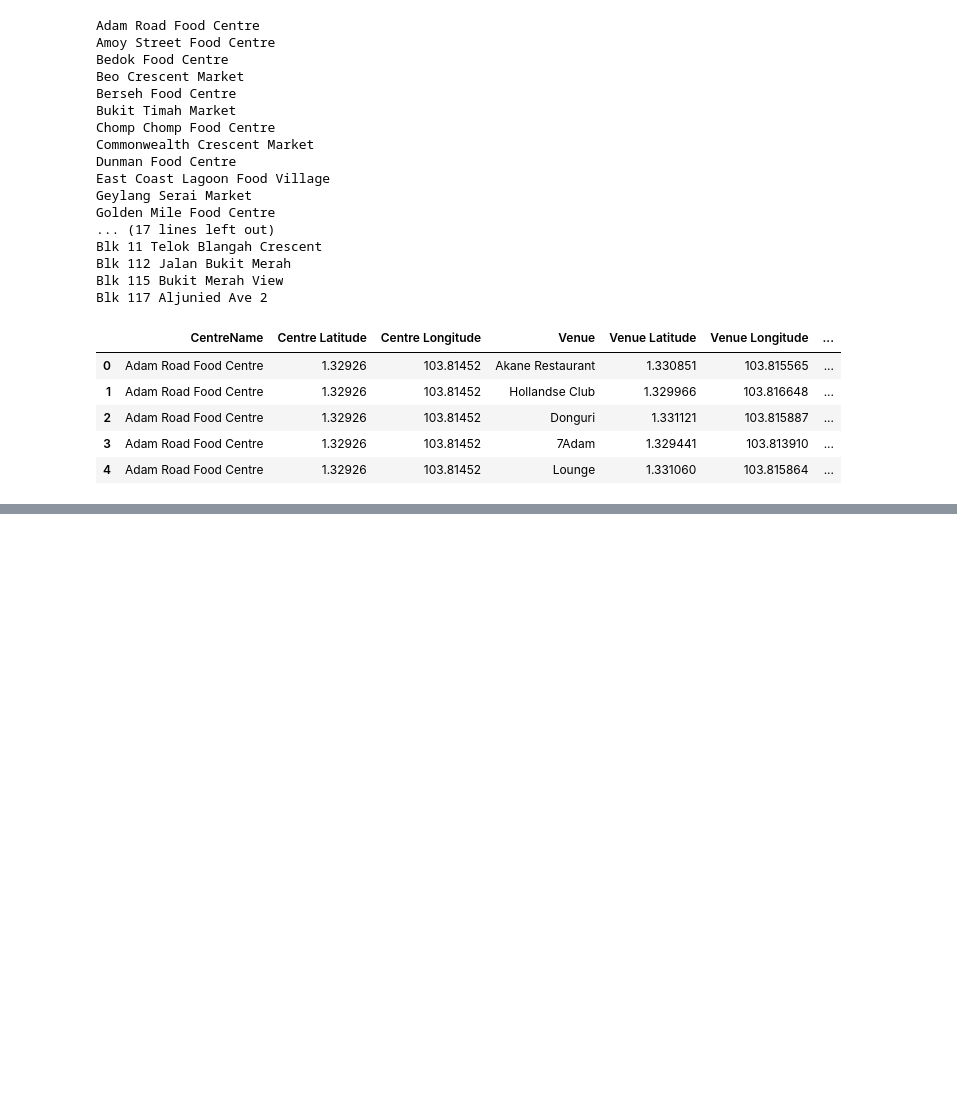
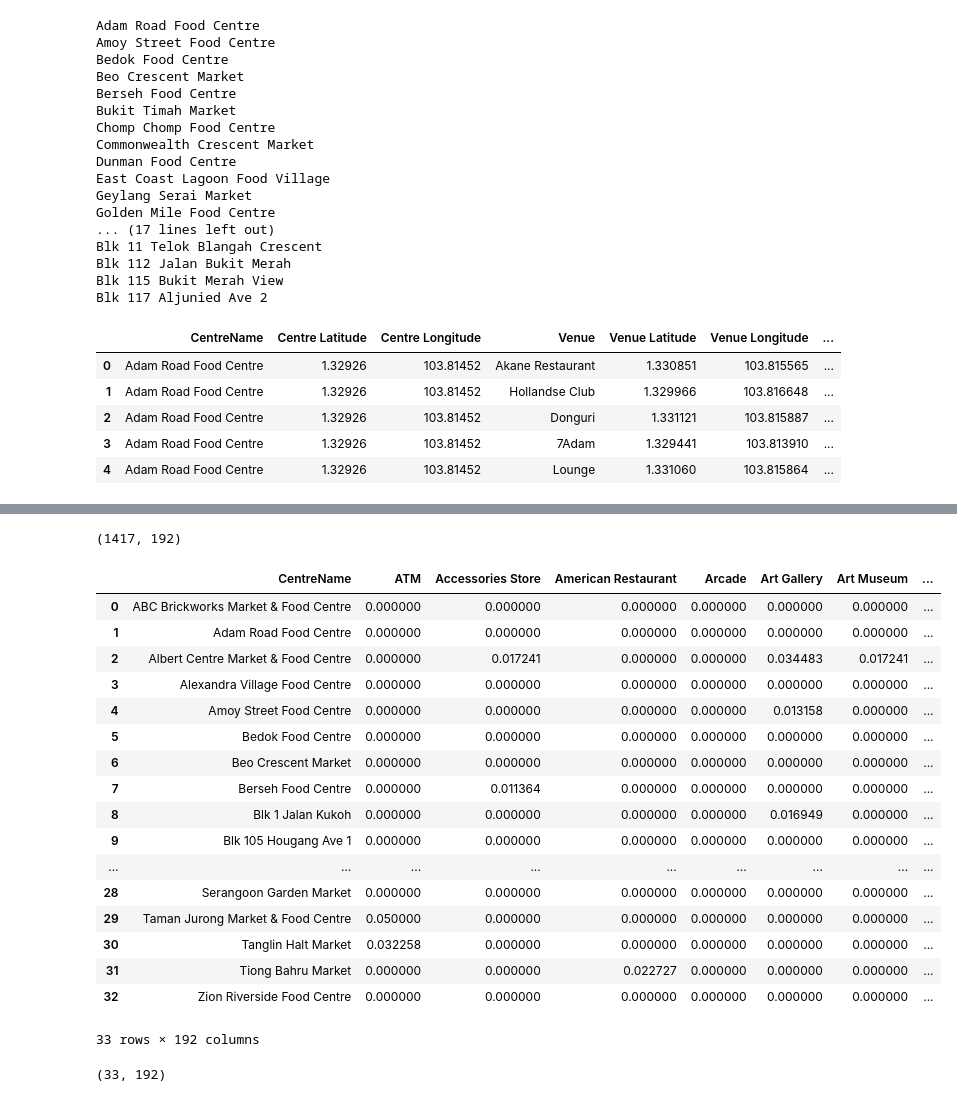
Before and after one commit to xIHAx/Coursera_Capstone, a Jupyter notebook: Capstone_Finale.ipynb, the cells around one changed output, grey strips where cells are left out. Saved outputs shown, nothing was run; the diff lists cells and outputs as text; code cells hidden in the pictures; blank space fills up the shorter version.

```diff
--- a/Capstone_Finale.ipynb
+++ b/Capstone_Finale.ipynb
@@ -188,0 +185,12 @@ dp.shape
+# %%
+# one hot encoding
+dp_onehot = pd.get_dummies(dp[['Venue Category']], prefix="", prefix_sep="")
+
+# add CentreName column back to dataframe
+dp_onehot['CentreName'] = dp['CentreName']
+
+# move CentreName column to the first column
+fixed_columns = [dp_onehot.columns[-1]] + list(dp_onehot.columns[:-1])
+dp_onehot = dp_onehot[fixed_columns]
+
+dp_onehot.head()
@@ -188,0 +205,30 @@ dp.shape
+# %%
+dp_onehot.shape
+# %% [output]
+(1417, 192)
+# %%
+dp_grouped = dp_onehot.groupby('CentreName').mean().reset_index()
+dp_grouped
+# %% [output]
+|  | CentreName | ATM | Accessories Store | American Restaurant | Arcade | Art Gallery | Art Museum | ... |
+| 0 | ABC Brickworks Market & Food Centre | 0.000000 | 0.000000 | 0.000000 | 0.000000 | 0.000000 | 0.000000 | ... |
+| 1 | Adam Road Food Centre | 0.000000 | 0.000000 | 0.000000 | 0.000000 | 0.000000 | 0.000000 | ... |
+| 2 | Albert Centre Market & Food Centre | 0.000000 | 0.017241 | 0.000000 | 0.000000 | 0.034483 | 0.017241 | ... |
+| 3 | Alexandra Village Food Centre | 0.000000 | 0.000000 | 0.000000 | 0.000000 | 0.000000 | 0.000000 | ... |
+| 4 | Amoy Street Food Centre | 0.000000 | 0.000000 | 0.000000 | 0.000000 | 0.013158 | 0.000000 | ... |
+| 5 | Bedok Food Centre | 0.000000 | 0.000000 | 0.000000 | 0.000000 | 0.000000 | 0.000000 | ... |
+| 6 | Beo Crescent Market | 0.000000 | 0.000000 | 0.000000 | 0.000000 | 0.000000 | 0.000000 | ... |
+| 7 | Berseh Food Centre | 0.000000 | 0.011364 | 0.000000 | 0.000000 | 0.000000 | 0.000000 | ... |
+| 8 | Blk 1 Jalan Kukoh | 0.000000 | 0.000000 | 0.000000 | 0.000000 | 0.016949 | 0.000000 | ... |
+| 9 | Blk 105 Hougang Ave 1 | 0.000000 | 0.000000 | 0.000000 | 0.000000 | 0.000000 | 0.000000 | ... |
+| ... | ... | ... | ... | ... | ... | ... | ... | ... |
+| 28 | Serangoon Garden Market | 0.000000 | 0.000000 | 0.000000 | 0.000000 | 0.000000 | 0.000000 | ... |
+| 29 | Taman Jurong Market & Food Centre | 0.050000 | 0.000000 | 0.000000 | 0.000000 | 0.000000 | 0.000000 | ... |
+| 30 | Tanglin Halt Market | 0.032258 | 0.000000 | 0.000000 | 0.000000 | 0.000000 | 0.000000 | ... |
+| 31 | Tiong Bahru Market | 0.000000 | 0.000000 | 0.022727 | 0.000000 | 0.000000 | 0.000000 | ... |
+| 32 | Zion Riverside Food Centre | 0.000000 | 0.000000 | 0.000000 | 0.000000 | 0.000000 | 0.000000 | ... |
+33 rows × 192 columns
+# %%
+dp_grouped.shape
+# %% [output]
+(33, 192)
```
Also changed, not shown: parts of 12 cells of this notebook.
